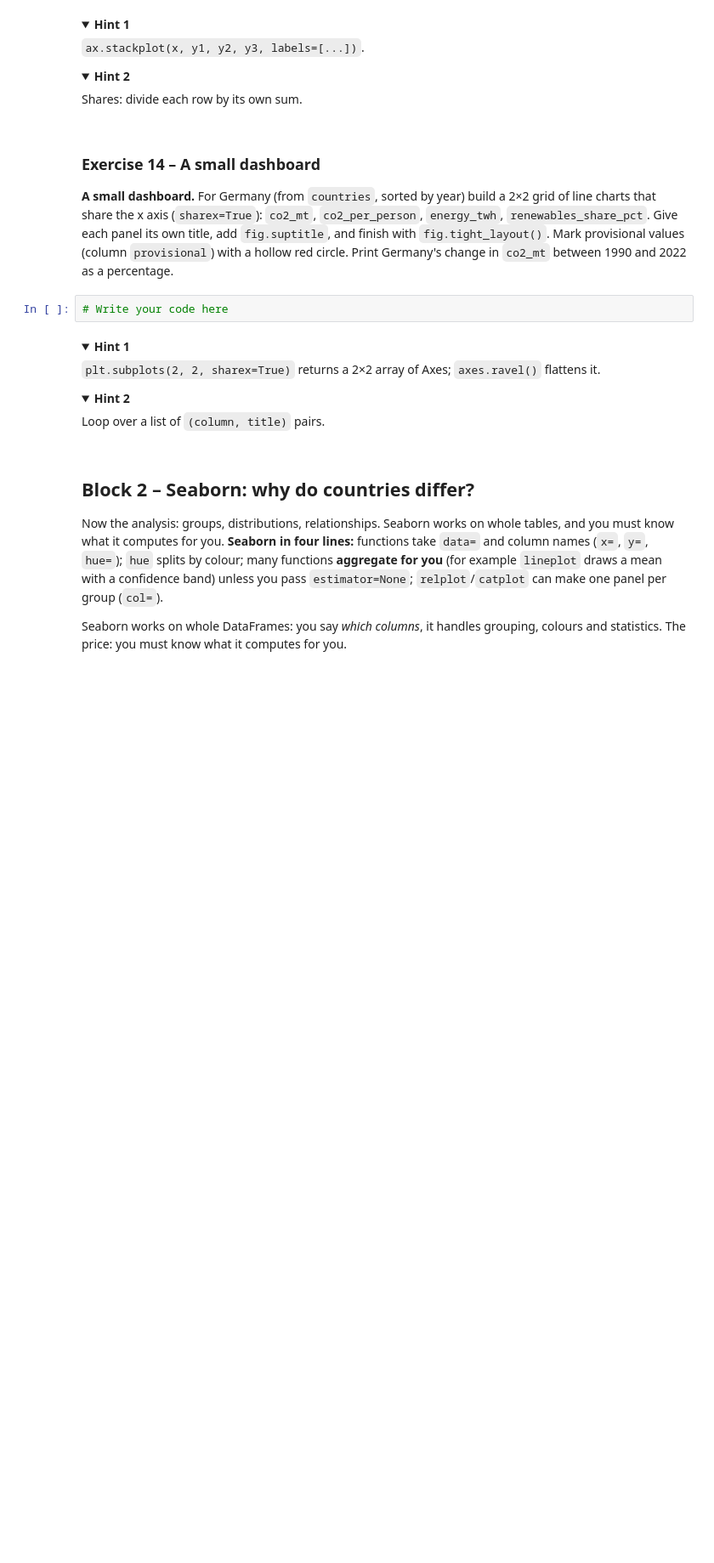
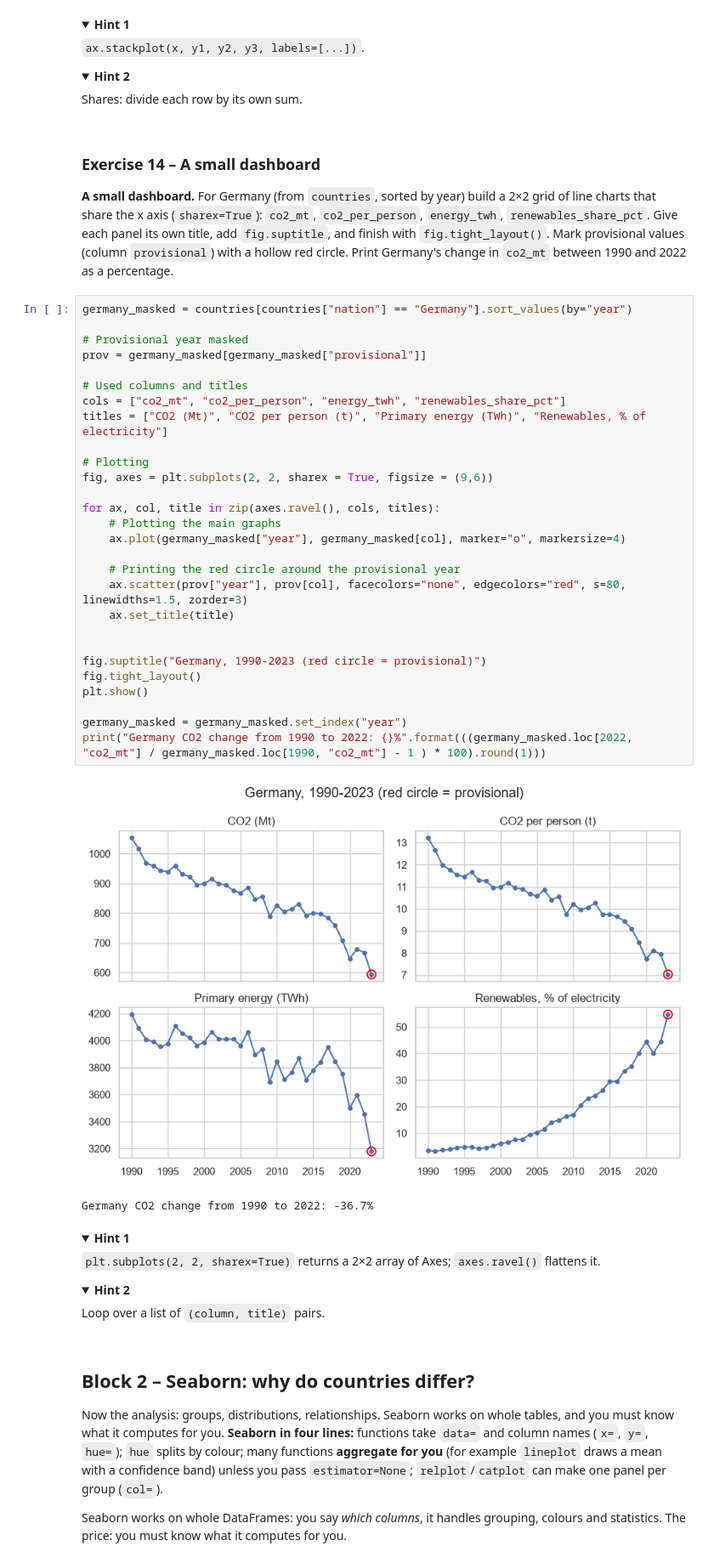
Before and after one commit to OrangeBoop/Lab02, a Jupyter notebook: Lab3/Lab3-Persky Idan 215548512 , Golan Amir 216264333.ipynb, the cells around one changed output. Shown at 85% size. Drawn from its saved outputs; the diff is of its cells as text; folded sections open; blank space fills up the shorter version.

```diff
--- a/Lab3/Lab3-Persky Idan 215548512 , Golan Amir 216264333.ipynb
+++ b/Lab3/Lab3-Persky Idan 215548512 , Golan Amir 216264333.ipynb
@@ -800,7 +800,36 @@ Shares: divide each row by its own sum.
 **A small dashboard.** For Germany (from `countries`, sorted by year) build a 2×2 grid of line charts that share the x axis (`sharex=True`): `co2_mt`, `co2_per_person`, `energy_twh`, `renewables_share_pct`. Give each panel its own title, add `fig.suptitle`, and finish with `fig.tight_layout()`. Mark provisional values (column `provisional`) with a hollow red circle.
 Print Germany's change in `co2_mt` between 1990 and 2022 as a percentage.
 # %%
-# Write your code here
+germany_masked = countries[countries["nation"] == "Germany"].sort_values(by="year")
+
+# Provisional year masked
+prov = germany_masked[germany_masked["provisional"]]
+
+# Used columns and titles
+cols = ["co2_mt", "co2_per_person", "energy_twh", "renewables_share_pct"]
+titles = ["CO2 (Mt)", "CO2 per person (t)", "Primary energy (TWh)", "Renewables, % of electricity"]
+
+# Plotting
+fig, axes = plt.subplots(2, 2, sharex = True, figsize = (9,6))
+
+for ax, col, title in zip(axes.ravel(), cols, titles):
+    # Plotting the main graphs
+    ax.plot(germany_masked["year"], germany_masked[col], marker="o", markersize=4)
+
+    # Printing the red circle around the provisional year
+    ax.scatter(prov["year"], prov[col], facecolors="none", edgecolors="red", s=80, linewidths=1.5, zorder=3)
+    ax.set_title(title)
+
+
+fig.suptitle("Germany, 1990-2023 (red circle = provisional)")
+fig.tight_layout()
+plt.show()
+
+germany_masked = germany_masked.set_index("year")
+print("Germany CO2 change from 1990 to 2022: {}%".format(((germany_masked.loc[2022, "co2_mt"] / germany_masked.loc[1990, "co2_mt"] - 1 ) * 100).round(1)))
+# %% [output]
+[figure, added]
+Germany CO2 change from 1990 to 2022: -36.7%
 # %% [markdown]
 <details><summary><b>Hint 1</b></summary>
 
```
Also changed, not shown: parts of 6 cells of this notebook.
